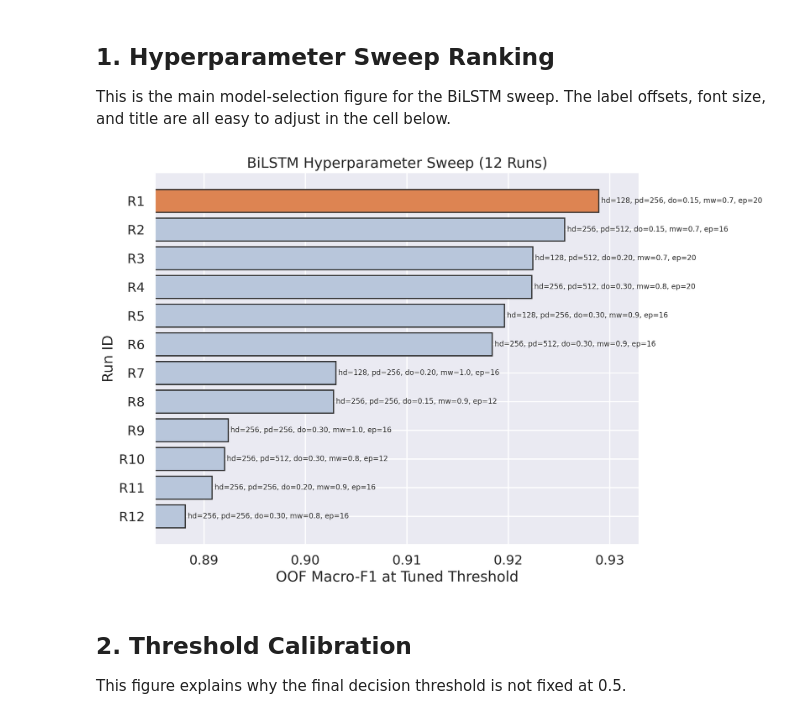
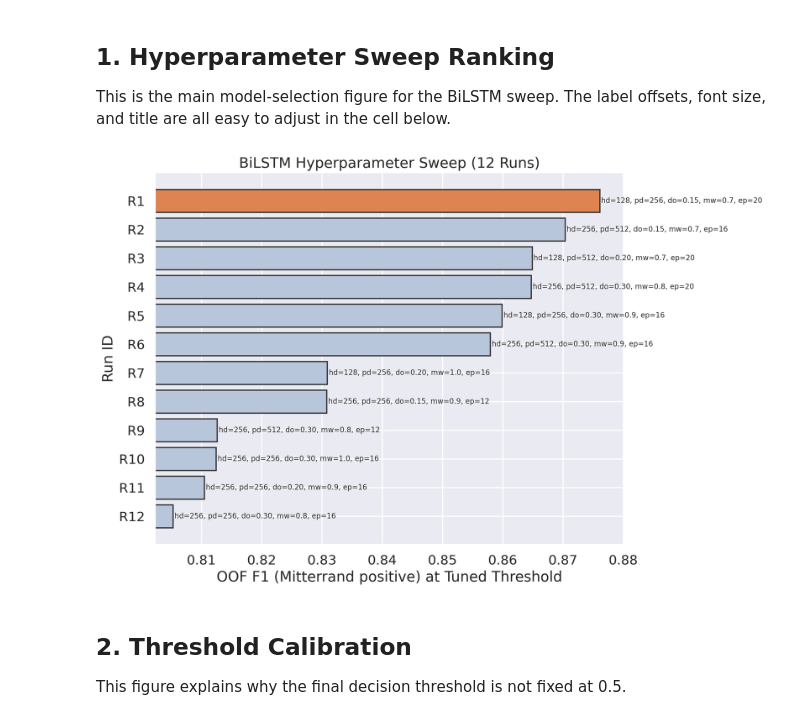
Before and after one commit to BshKatrin/RITAL-NLP-project, a Jupyter notebook: notebooks/presidents_report_figures.ipynb, the cells around one changed output. Saved outputs shown, nothing was run; the diff lists cells and outputs as text; code cells hidden in the pictures.

```diff
--- a/notebooks/presidents_report_figures.ipynb
+++ b/notebooks/presidents_report_figures.ipynb
@@ -170,42 +170,42 @@ Report data loaded.
 
 This is the main model-selection figure for the BiLSTM sweep. The label offsets, font size, and title are all easy to adjust in the cell below.
 # %%
-plot_frame = simple_sweep_frame.sort_values("oof_f1_macro_tuned", ascending=True).copy()
+plot_frame = simple_sweep_frame.sort_values("oof_f1_mitterrand_tuned", ascending=True).copy()
 
 figsize = (12, 8)
 text_dx = 0.00025
 text_fontsize = 9
 title = "BiLSTM Hyperparameter Sweep (12 Runs)"
 highlight_run_id = "R1"
 bar_color = "#b8c6db"
 highlight_color = "#dd8452"
 
 fig, ax = plt.subplots(figsize=figsize)
 colors = [bar_color] * len(plot_frame)
 highlight_pos = plot_frame.index[plot_frame["plot_id"] == highlight_run_id][0]
 colors[list(plot_frame.index).index(highlight_pos)] = highlight_color
 
-ax.barh(plot_frame["plot_id"], plot_frame["oof_f1_macro_tuned"], color=colors, edgecolor="#2f2f2f")
-ax.set_xlabel("OOF Macro-F1 at Tuned Threshold")
+ax.barh(plot_frame["plot_id"], plot_frame["oof_f1_mitterrand_tuned"], color=colors, edgecolor="#2f2f2f")
+ax.set_xlabel("OOF F1 (Mitterrand positive) at Tuned Threshold")
 ax.set_ylabel("Run ID")
 ax.set_title(title)
-ax.set_xlim(plot_frame["oof_f1_macro_tuned"].min() - 0.003, plot_frame["oof_f1_macro_tuned"].max() + 0.004)
+ax.set_xlim(plot_frame["oof_f1_mitterrand_tuned"].min() - 0.003, plot_frame["oof_f1_mitterrand_tuned"].max() + 0.004)
 
 for _, row in plot_frame.iterrows():
     ax.text(
-        row["oof_f1_macro_tuned"] + text_dx,
+        row["oof_f1_mitterrand_tuned"] + text_dx,
         row["plot_id"],
         row["short_label"],
         va="center",
         fontsize=text_fontsize,
     )
 
 fig.tight_layout()
 render_figure(fig)
 plt.close(fig)
 # save_figure(fig, "simple_sweep_ranking_oof_custom")
 # %% [output]
-[figure, old version]
+[figure, new version]
 # %% [markdown]
 ## 2. Threshold Calibration
 
```
Also changed, not shown: parts of 9 cells of this notebook, 2 other files.
